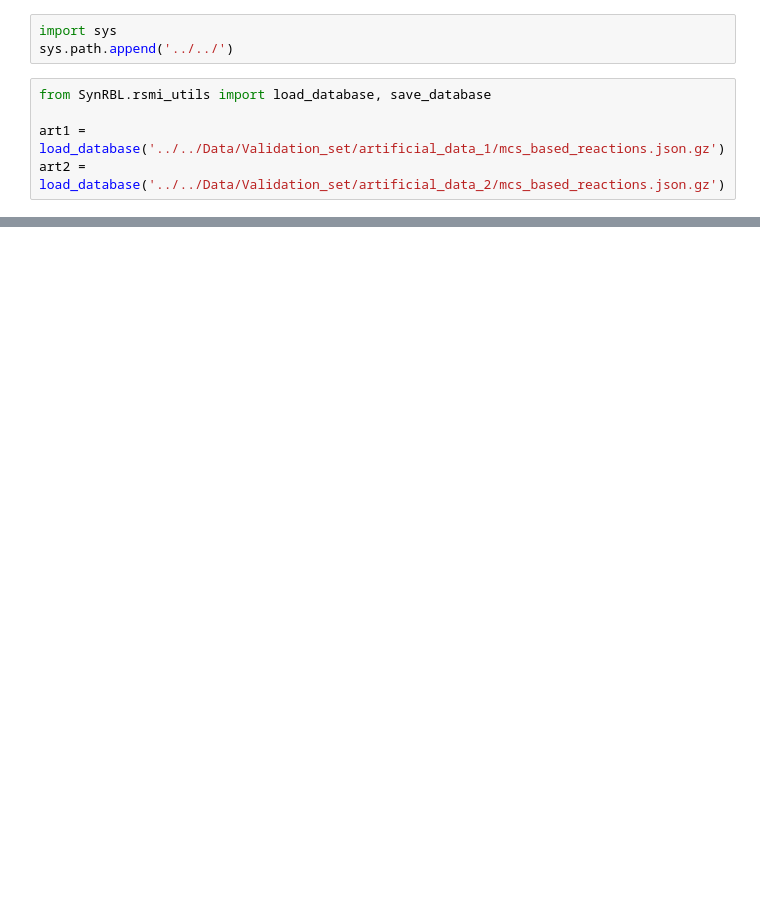
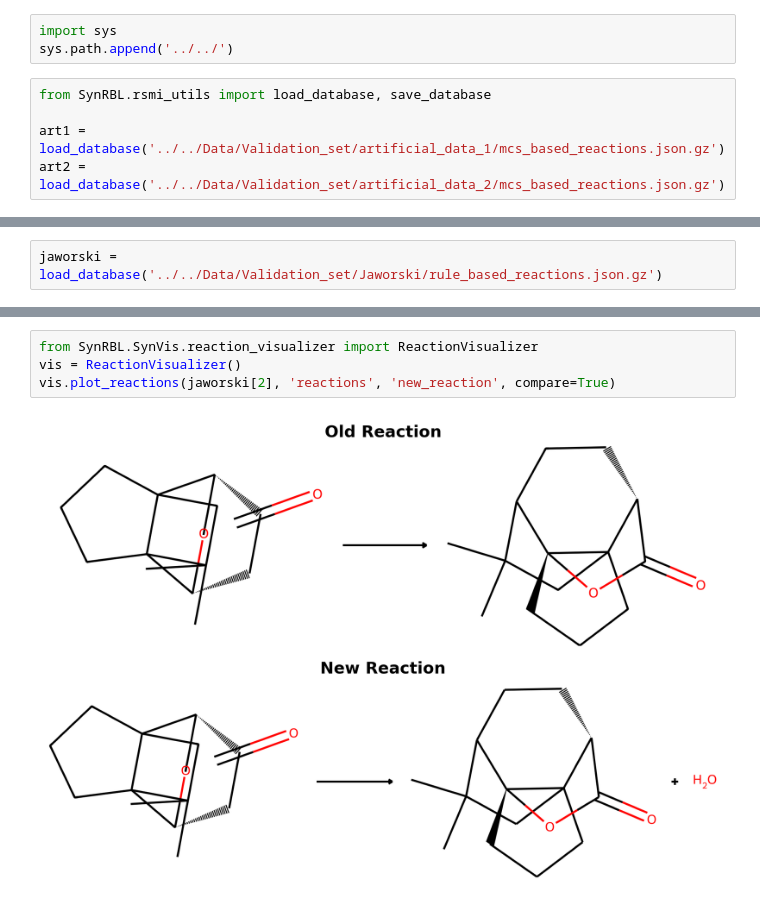
Before and after one commit to TieuLongPhan/SynRBL, a Jupyter notebook: Pipeline/Validation/test.ipynb, the cells around one changed output, grey strips where cells are left out. Saved outputs shown, nothing was run; the diff lists cells and outputs as text; blank space fills up the shorter version.

```diff
--- a/Pipeline/Validation/test.ipynb
+++ b/Pipeline/Validation/test.ipynb
@@ -28,0 +9,2 @@ art1
+# %%
+jaworski = load_database('../../Data/Validation_set/Jaworski/rule_based_reactions.json.gz')
@@ -28,0 +220,6 @@ art1
+# %%
+from SynRBL.SynVis.reaction_visualizer import ReactionVisualizer
+vis = ReactionVisualizer()
+vis.plot_reactions(jaworski[2], 'reactions', 'new_reaction', compare=True)
+# %% [output]
+[figure, added]
```
Also changed, not shown: parts of 17 cells of this notebook, 27 other files.
